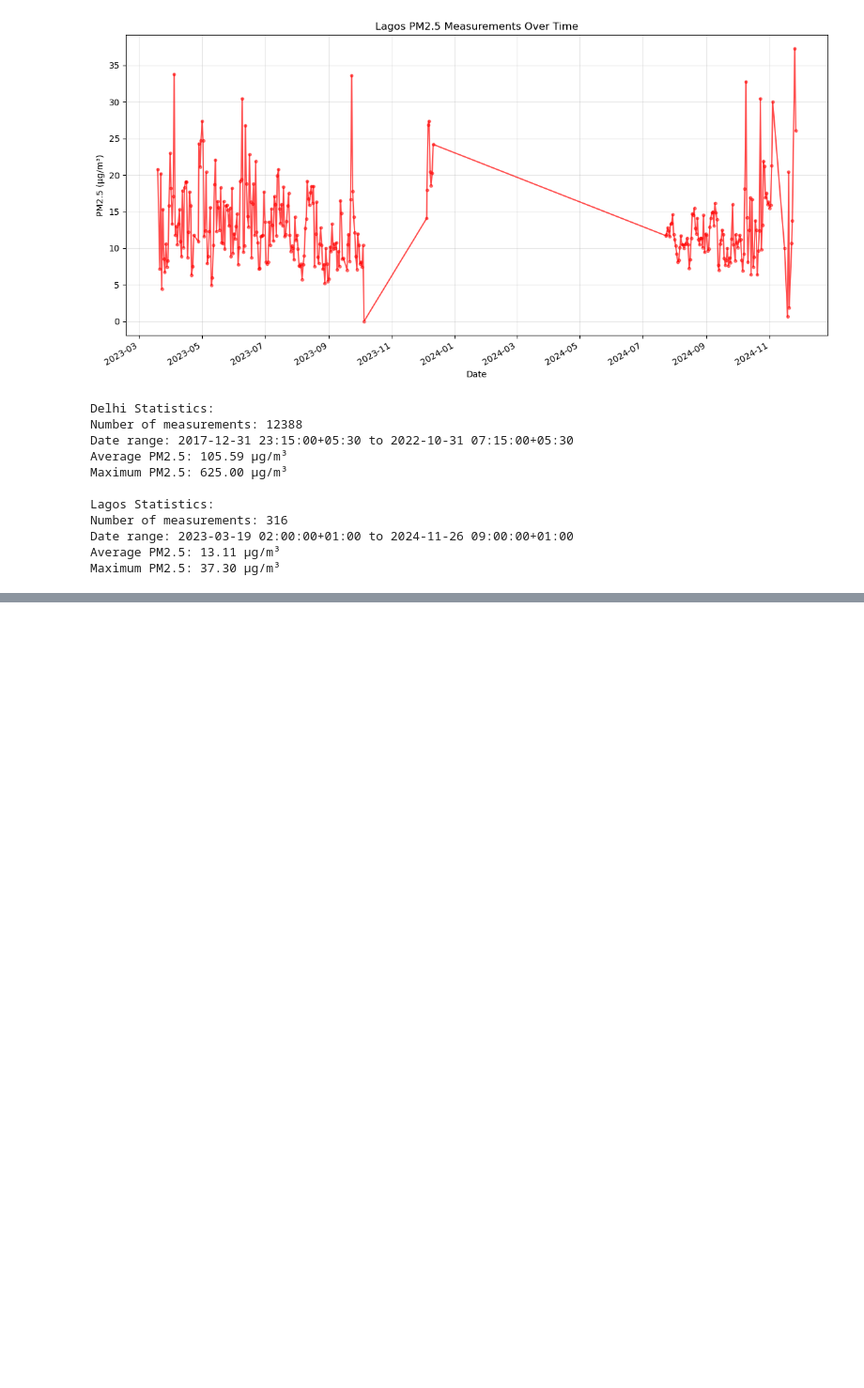
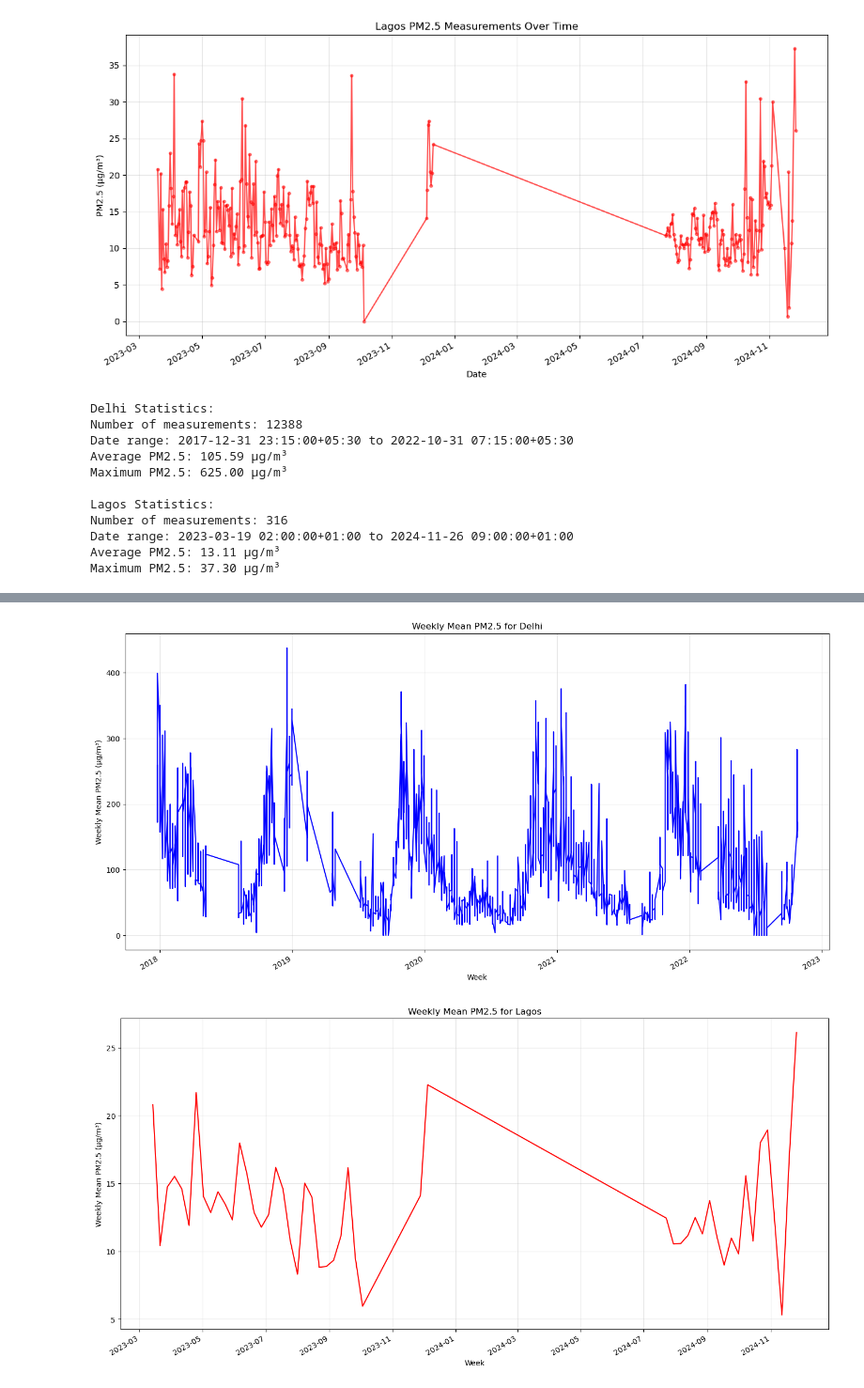
Before and after one commit to sabrinahu5/stat288-final-project, a Jupyter notebook: data_processing.ipynb, the cells around one changed output, grey strips where cells are left out. Shown at 94% size. Drawn from its saved outputs; the diff is of its cells as text; code cells hidden in the pictures; blank space fills up the shorter version.

Commit message:
data processing still

```diff
--- a/data_processing.ipynb
+++ b/data_processing.ipynb
@@ -76,6 +76,7 @@ HEADERS = {"X-API-Key": OPENAQ_API_KEY}
 
 BBOX_DELHI  = [76.75, 28.35, 77.45, 28.95]
 BBOX_LAGOS  = [ 3.00,  6.30,  3.60,  6.80]
+BBOX_JAKARTA = [106.70, -6.40, 107.00, -6.05]
 
 DATE_FROM   = '2018-01-01'
 DATE_TO     = '2024-12-31'
@@ -145,3 +148,6 @@ print(locs_lagos[['id','name','coordinates.latitude','coordinates.longitude']].h
 4              77.131023
        id   name  coordinates.latitude  coordinates.longitude
 0  404479  Lagos              6.440483               3.406815
+# %%
+locs_jakarta = stations_in_bbox(BBOX_JAKARTA)
+print(locs_jakarta[['id','name','coordinates.latitude','coordinates.longitude']].head())
@@ -194,7 +239,7 @@ delhi_pm25_sensors_df = delhi_sensors_df[delhi_sensors_df['parameter.name'] == '
 delhi_pm25_sensors_df = delhi_pm25_sensors_df.reset_index(drop=True)
 
 lagos_pm25_sensors_df = lagos_sensors_df[lagos_sensors_df['parameter.name'] == 'pm25']
-delhi_pm25_sensors_df = delhi_pm25_sensors_df.reset_index(drop=True)
+lagos_pm25_sensors_df = lagos_pm25_sensors_df.reset_index(drop=True)
 
 print("Delhi PM2.5 sensors count:", len(delhi_pm25_sensors_df))
 print("Lagos PM2.5 sensors count:", len(lagos_pm25_sensors_df))
@@ -206,8 +251,6 @@ if not delhi_pm25_sensors_df.empty:
 else:
     print("No PM2.5 sensors found in Delhi")
 
-delhi_pm25_sensors_df
-
 print("\nLagos PM2.5 sensors:")
 if not lagos_pm25_sensors_df.empty:
     print(lagos_pm25_sensors_df[['id', 'name', 'parameter.name', 'parameter.units']].head())
@@ -394,0 +484,62 @@ Maximum PM2.5: 37.30 µg/m³
+# %%
+# Create weekly aggregated dataframes for both cities
+# First, add a week column to each dataframe
+df_delhi_raw['week'] = df_delhi_raw['datetime'].dt.to_period('W-MON').dt.start_time
+df_lagos_raw['week'] = df_lagos_raw['datetime'].dt.to_period('W-MON').dt.start_time
+
+# Function to create weekly aggregated data
+def create_weekly_aggregation(df):
+    # Group by sensor ID and week, then calculate statistics
+    weekly_df = (df.groupby(['sid', 'week'], as_index=False)
+                  .agg(
+                      pm25_mean=('value', 'mean'),
+                      pm25_median=('value', 'median'),
+                      pm25_min=('value', 'min'),
+                      pm25_max=('value', 'max'),
+                      latitude=('latitude', 'first'),
+                      longitude=('longitude', 'first'),
+                      location_id=('location_id', 'first'),
+                      parameter_name=('parameter.name', 'first'),
+                      parameter_units=('parameter.units', 'first'),
+                      measurements=('value', 'count')
+                  ))
+    return weekly_df
+
+# Create weekly aggregated dataframes
+delhi_weekly = create_weekly_aggregation(df_delhi_raw)
+lagos_weekly = create_weekly_aggregation(df_lagos_raw)
+
+# Display the first few rows of each weekly dataframe
+print("Delhi Weekly Aggregated Data:")
+print(delhi_weekly.head())
+print(f"\nTotal weeks of data: {len(delhi_weekly)}")
+
+print("\nLagos Weekly Aggregated Data:")
+print(lagos_weekly.head())
+print(f"\nTotal weeks of data: {len(lagos_weekly)}")
+# Sort dataframes by datetime before plotting
+delhi_weekly_sorted = delhi_weekly.sort_values('week')
+lagos_weekly_sorted = lagos_weekly.sort_values('week')
+
+# Plot 1: Delhi weekly mean PM2.5
+plt.figure(figsize=(14, 7))
+plt.plot(delhi_weekly_sorted['week'], delhi_weekly_sorted['pm25_mean'], 'b-', label='Delhi')
+plt.xlabel('Week')
+plt.ylabel('Weekly Mean PM2.5 (µg/m³)')
+plt.title('Weekly Mean PM2.5 for Delhi')
+plt.grid(True, alpha=0.3)
+plt.gcf().autofmt_xdate()
+plt.tight_layout()
+plt.show()
+
+# Plot 2: Lagos weekly mean PM2.5
+plt.figure(figsize=(14, 7))
+plt.plot(lagos_weekly_sorted['week'], lagos_weekly_sorted['pm25_mean'], 'r-', label='Lagos')
+plt.xlabel('Week')
+plt.ylabel('Weekly Mean PM2.5 (µg/m³)')
+plt.title('Weekly Mean PM2.5 for Lagos')
+plt.grid(True, alpha=0.3)
+plt.gcf().autofmt_xdate()
+plt.tight_layout()
+plt.show()
+# %% [output]
@@ -394,0 +563,2 @@ Maximum PM2.5: 37.30 µg/m³
+[figure, added]
+[figure, added]
```
Also changed, not shown: parts of 8 cells of this notebook, 1 other file.
